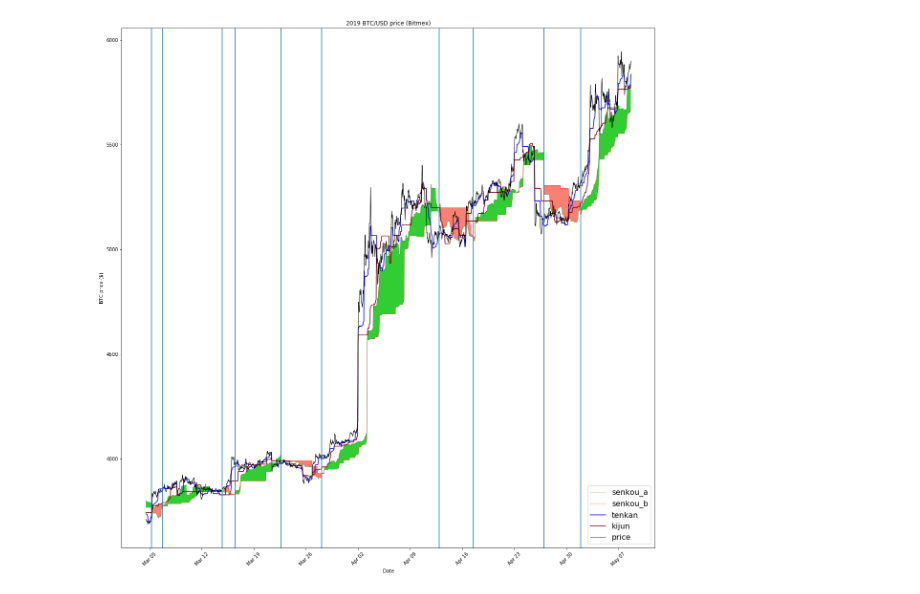
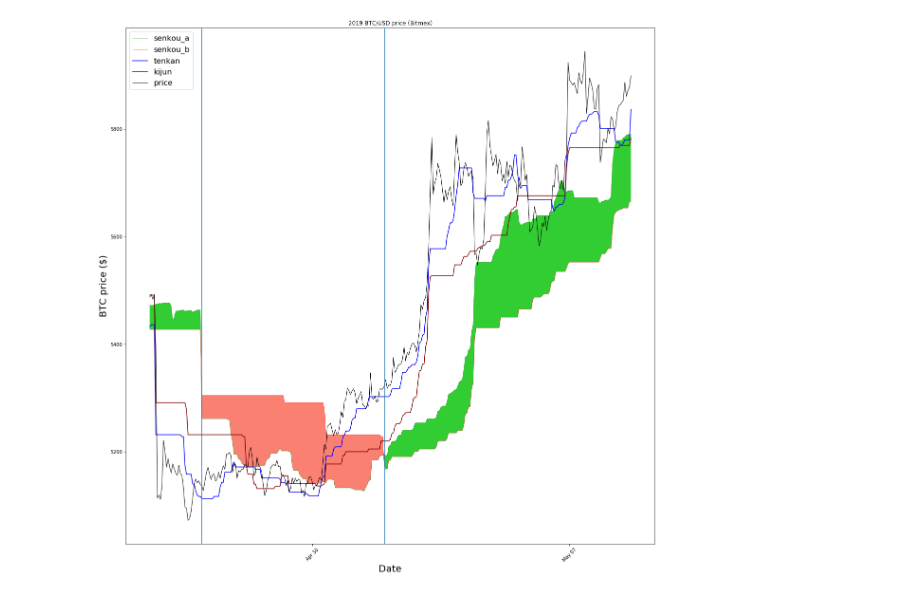
Before and after one commit to pegahcarter/crypto-signal, a Jupyter notebook: Cloud v1.ipynb, the cells around one changed output. Drawn from its saved outputs; the diff is of its cells as text; code cells hidden in the pictures.

```diff
--- a/Cloud v1.ipynb
+++ b/Cloud v1.ipynb
@@ -1,25 +1,25 @@
 # %%
-from ichimoku.functions import make_lines, make_spans, extend_df, chart, find_intersections
+from strategies.ichimoku.functions import make_lines, make_spans, extend_df, chart, find_intersections
 import pandas as pd
 %matplotlib inline
 
 pd.plotting.register_matplotlib_converters()
 
 tenkan_period = 20
 kijun_period = 60
 senkou_b_period = 120
 displacement = 30
 
 df = pd.read_csv('data/btc_hourly_candle_2019.csv')
 
 extend_df(df, displacement)
 df['price'] = df['close'].shift(1)
 
 make_lines(df, tenkan=tenkan_period, kijun=kijun_period)
 make_spans(df, displacement=displacement, senkou_b_period=senkou_b_period)
 
-df = df[1500:].reset_index(drop=True)
+df = df[2750:].reset_index(drop=True)
 intersections = find_intersections(df)
 chart(df, intersections)
 # %% [output]
-[figure, old version]
+[figure, new version]
```
Also changed, not shown: 1 other file.
